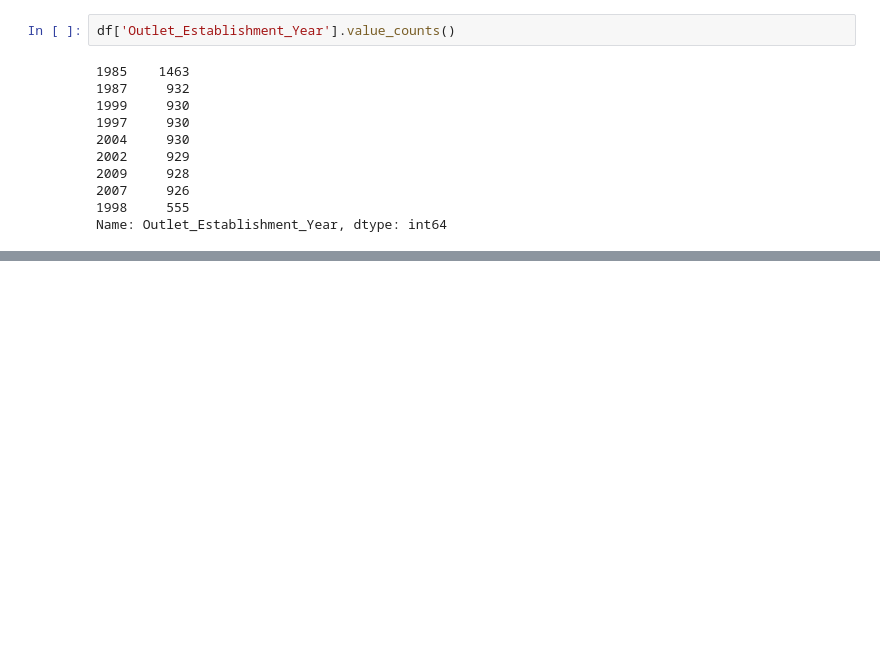
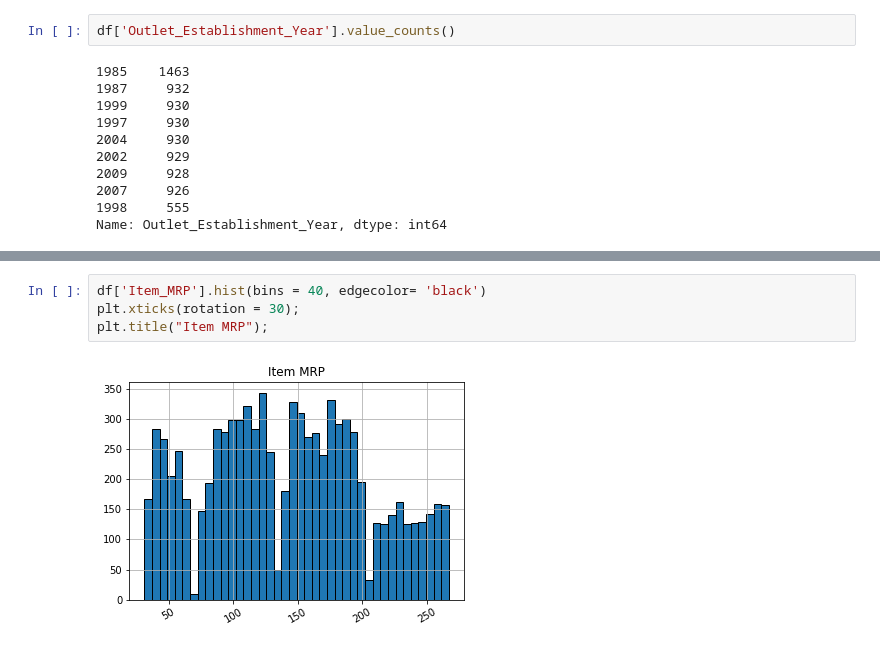
Before and after one commit to burlharlin/sales-predictions, a Jupyter notebook: sales_prediction.ipynb, the cells around one changed output, grey strips where cells are left out. Cells and saved outputs as stored; diff of their text form; blank space fills up the shorter version.

```diff
--- a/sales_prediction.ipynb
+++ b/sales_prediction.ipynb
@@ -203,0 +217,6 @@ Name: Outlet_Establishment_Year, dtype: int64
+# %%
+df['Item_MRP'].hist(bins = 40, edgecolor= 'black')
+plt.xticks(rotation = 30);
+plt.title("Item MRP");
+# %% [output]
+[figure, added]
```
Also changed, not shown: parts of 19 cells of this notebook.
